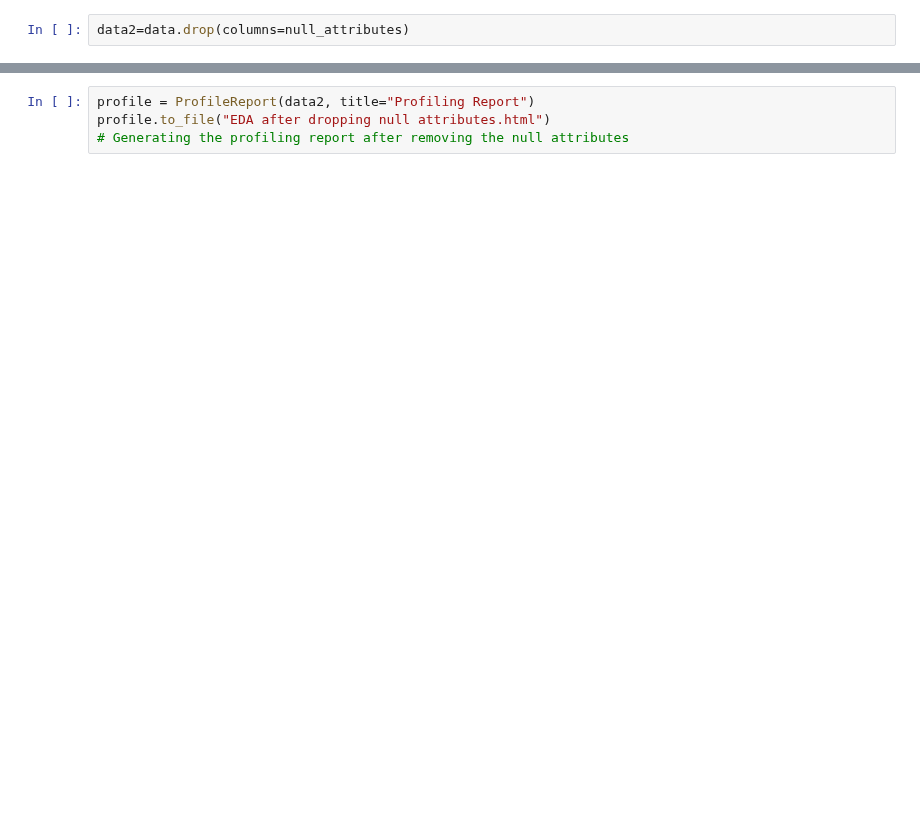
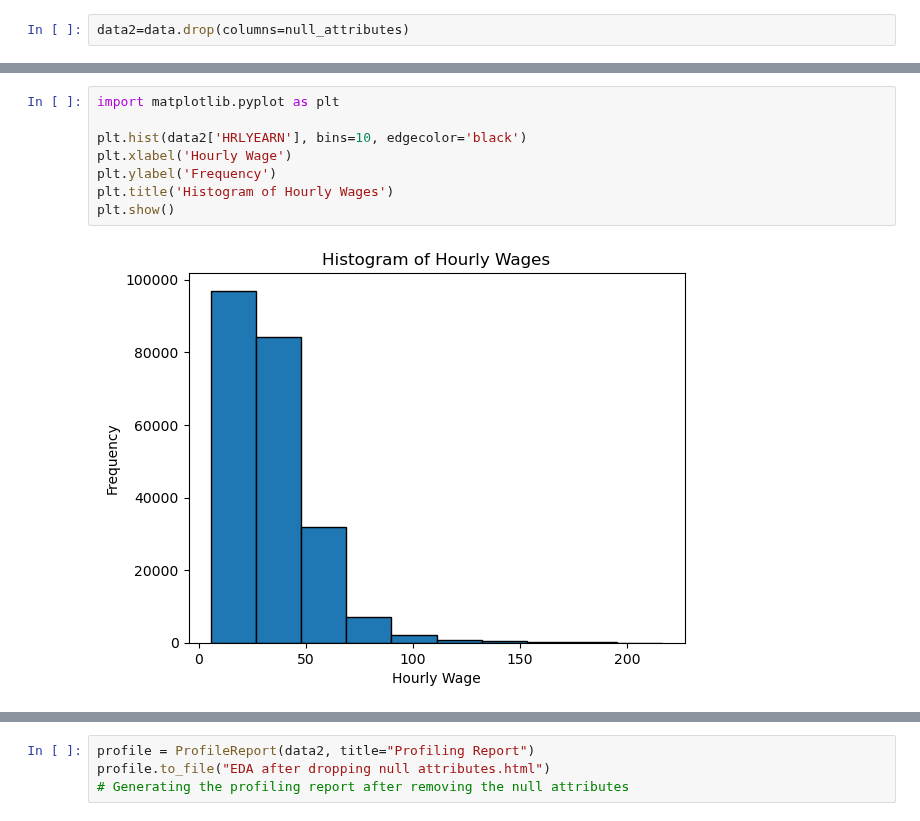
Before and after one commit to harpkang/CIND820_CAPSTONE, a Jupyter notebook: Code/kang_harpreet_code_cind820.ipynb, the cells around one changed output, grey strips where cells are left out. Saved outputs shown, nothing was run; the diff lists cells and outputs as text; blank space fills up the shorter version.

```diff
--- a/Code/kang_harpreet_code_cind820.ipynb
+++ b/Code/kang_harpreet_code_cind820.ipynb
@@ -439,0 +464,10 @@ data2=data.drop(columns=null_attributes)
+# %%
+import matplotlib.pyplot as plt
+
+plt.hist(data2['HRLYEARN'], bins=10, edgecolor='black')
+plt.xlabel('Hourly Wage')
+plt.ylabel('Frequency')
+plt.title('Histogram of Hourly Wages')
+plt.show()
+# %% [output]
+[figure, added]
```
Also changed, not shown: parts of 17 cells of this notebook.
